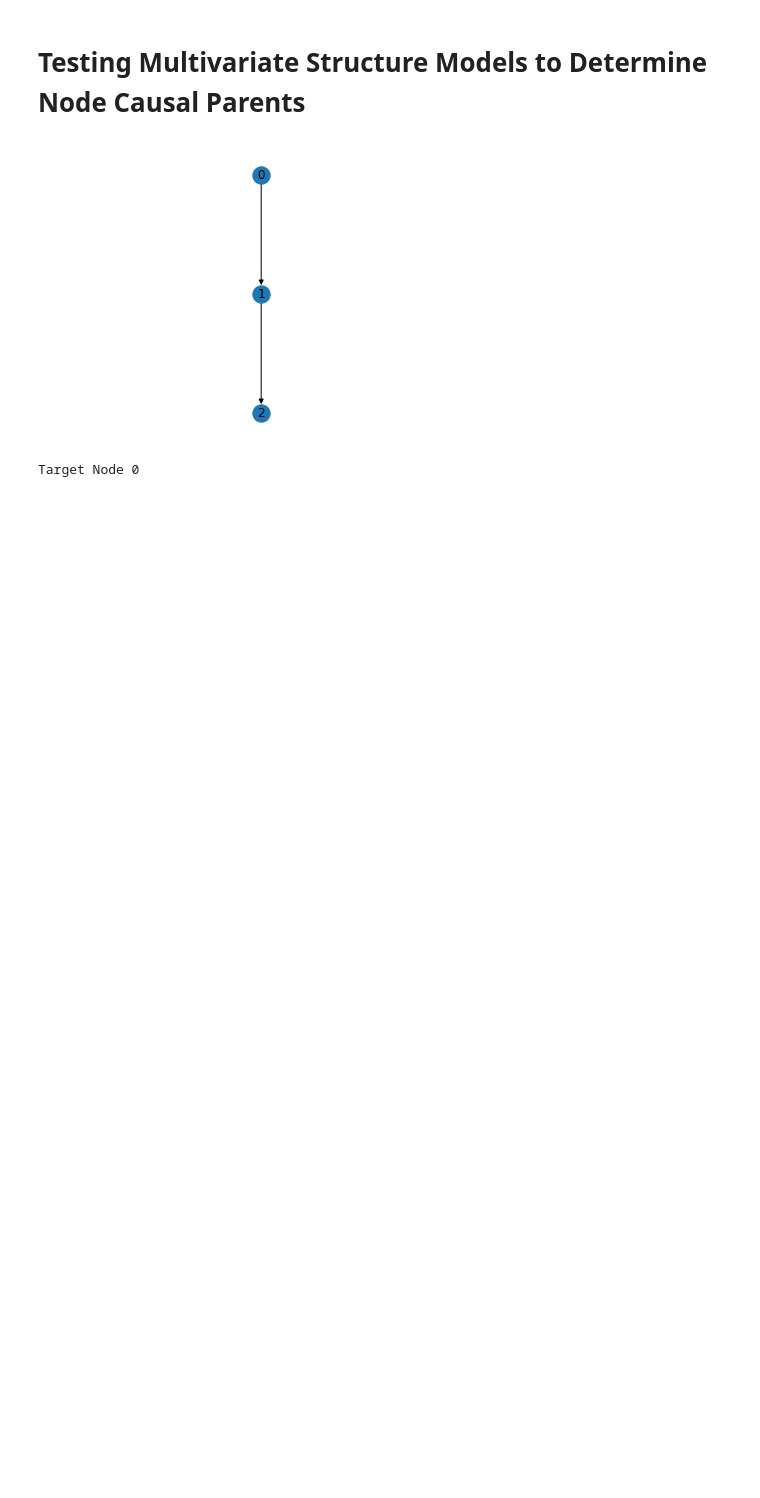
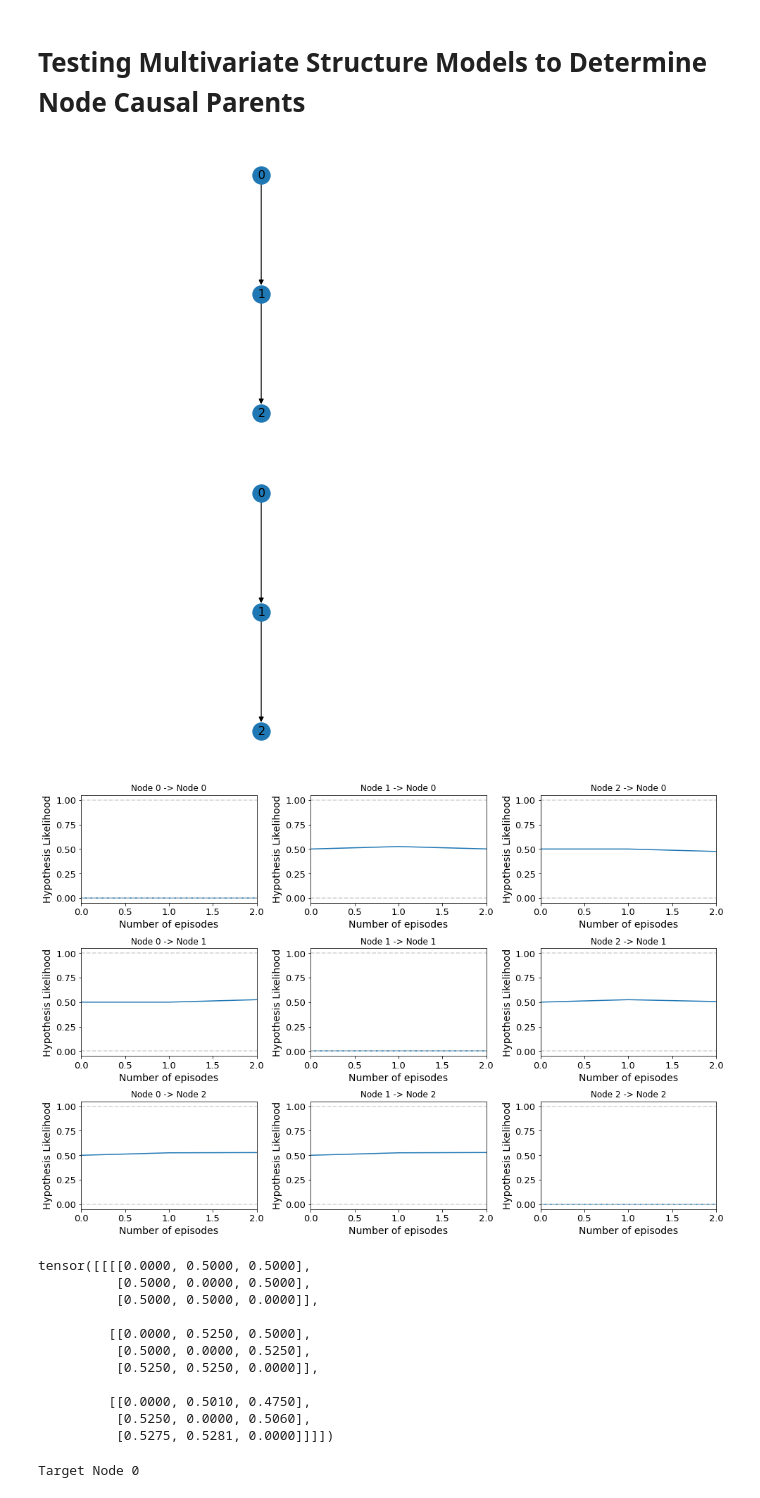
Before and after one commit to RobathanH/A-Meta-Transfer-Objective-For-Learning-To-Disentangle-Causal-Mechanisms, a Jupyter notebook: cs330/notebooks/causal_parent_multivariate_test.ipynb, the cells around one changed output. Saved outputs shown, nothing was run; the diff lists cells and outputs as text; code cells hidden in the pictures; blank space fills up the shorter version.

Commit message:
Updated Multivariate model to work on full graph at once.

```diff
--- a/cs330/notebooks/causal_parent_multivariate_test.ipynb
+++ b/cs330/notebooks/causal_parent_multivariate_test.ipynb
@@ -168,3 +285,19 @@ def structure_training(data_gen, target_node, num_runs=1):
+# %%
+training_curves = full_graph_structure_training(data_gen, 1, savename="test")
+# %% [output]
+[figure, added]
+[figure, added]
+tensor([[[[0.0000, 0.5000, 0.5000],
+          [0.5000, 0.0000, 0.5000],
+          [0.5000, 0.5000, 0.0000]],
+
+         [[0.0000, 0.5250, 0.5000],
+          [0.5000, 0.0000, 0.5250],
+          [0.5250, 0.5250, 0.0000]],
+
+         [[0.0000, 0.5010, 0.4750],
+          [0.5250, 0.0000, 0.5060],
+          [0.5275, 0.5281, 0.0000]]]])
 # %%
 for target_node in range(M):
     print(f"Target Node {target_node}")
```
Also changed, not shown: parts of 3 cells of this notebook, 1 other file.
